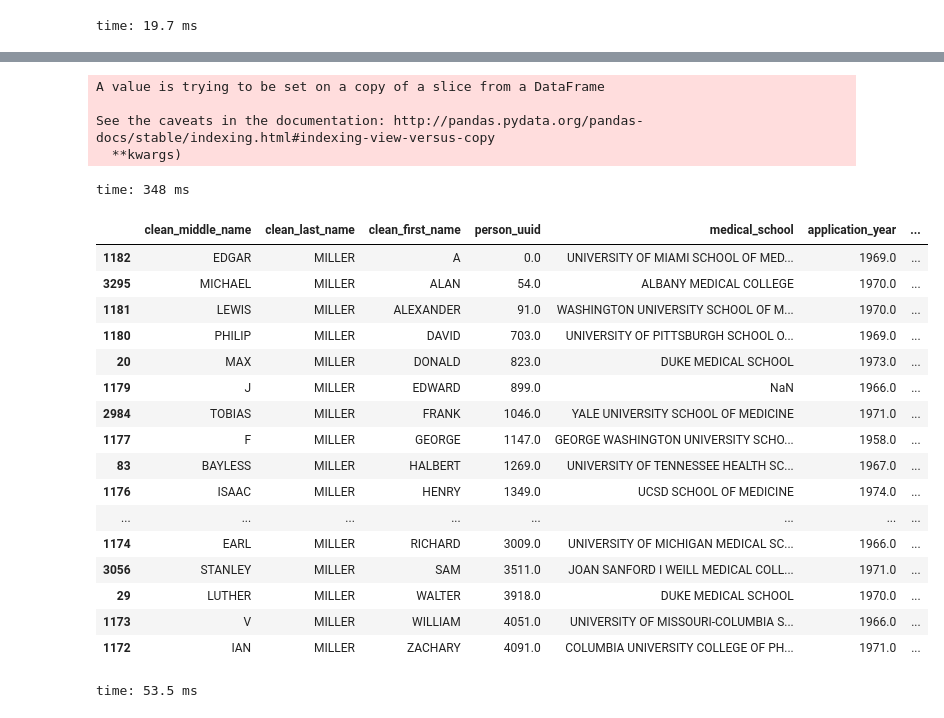
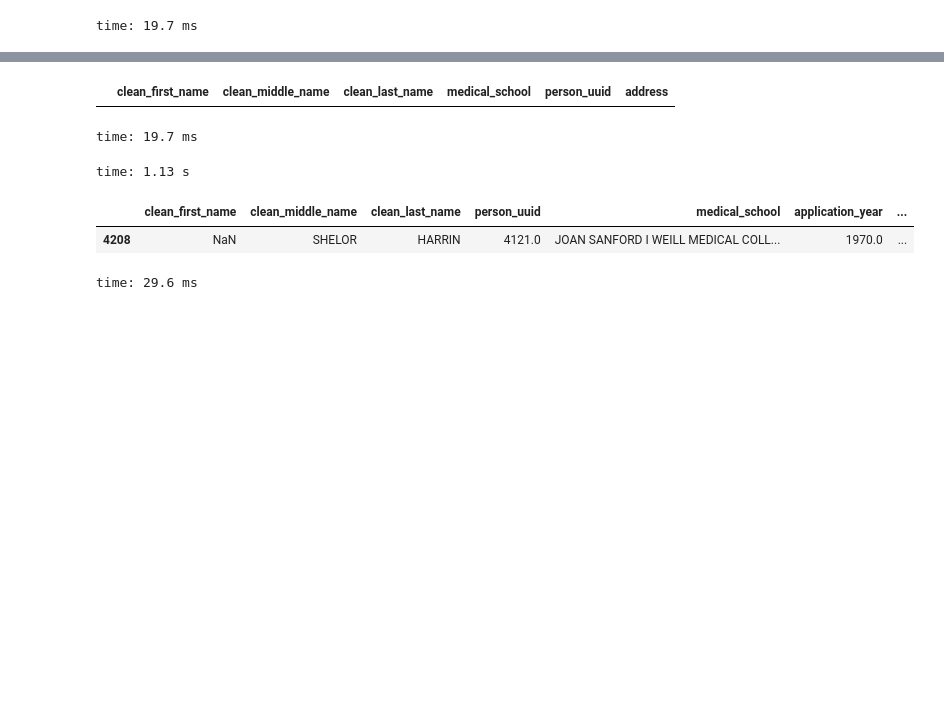
Before and after one commit to Lrraymond13/yellow_beret, a Jupyter notebook: Clean and Merge NIH Associates and Applicants.ipynb, the cells around one changed output, grey strips where cells are left out. Drawn from its saved outputs; the diff is of its cells as text; code cells hidden in the pictures; blank space fills up the shorter version.

Commit message:
added file creation version for AMA sample match

```diff
--- a/Clean and Merge NIH Associates and Applicants.ipynb
+++ b/Clean and Merge NIH Associates and Applicants.ipynb
@@ -384,9 +435,11 @@ time: 19.1 ms
 # %%
-# remove females from data set
+# mark femalse
+NIH['is_female'] = 0
 female_mask = (NIH.clean_first_name.isin(FEMALE_FIRST_NAMES))
 NIH.loc[female_mask, 'is_female'] = 1
 
 
+apps5['is_female'] = 0
 female_mask = (apps5.clean_first_name.isin(FEMALE_FIRST_NAMES))
 apps5.loc[female_mask, 'is_female'] = 1
 # %% [output]
@@ -858,0 +978,8 @@ time: 17.3 ms
+# %%
+# fix some
+match9_4.loc[(
+        match9_4.clean_first_name=='WILLIAM') & (match9_4.clean_middle_name=='WILLIAM') &
+             (match9_4.clean_last_name=='SULLIVAN'), 'clean_middle_name'] = np.nan
+
+match9_4.loc[match9_4.clean_middle_name=='JEFFERY', 'clean_middle_name'] = 'JEFFREY'
+match9_4.loc[match9_4.clean_last_name=='GLASSROBTH', 'clean_last_name'] = 'GLASSROTH'
@@ -858,0 +1040,13 @@ time: 17.3 ms
+# %%
+# delete people missing first and middle names
+print match9_4.shape
+match9A = match9_4.loc[~((pd.isnull(match9_4.clean_first_name) & pd.isnull(match9_4.clean_middle_name))), :]
+match9A2 = match9A.loc[~(
+        (match9A.medical_school=='UNIVERSITY OF MINNESOTA MEDICAL SCHOOL DULUTH') & (
+            match9A.clean_last_name=='PERPICH')), :]
+match9A3 = match9A2.loc[~((pd.isnull(match9A2.clean_first_name) & (match9A2.clean_last_name=='MCCHURE'))), :]
+match9A4 = match9A3.loc[~(
+        (match9A3.clean_first_name==match9A3.clean_middle_name) & (match9A3.clean_last_name=='BROWER')), :]
+match9B = match9A4.loc[~pd.isnull(match9A4.application_year_min), :]
+print match9A.shape
+print match9B.shape
@@ -859,48 +1121,42 @@ time: 17.3 ms
+# %%
+dups_mask = match9C.duplicated(PERSON_ID, keep=False)
+match9C.loc[dups_mask, NAME_COLS+['medical_school', PERSON_ID, 'address']]
+# %% [output]
+|  | clean_first_name | clean_middle_name | clean_last_name | medical_school | person_uuid | address |
+time: 19.7 ms
 # %%
-match9A.rename(columns={'res_dates': 'residency_dates', 'intern_dates': 'internship_dates',
+match9C.rename(columns={'res_dates': 'residency_dates', 'intern_dates': 'internship_dates',
                       'clean_college_trans': 'clean_college'}, inplace=True)
 
 IMPORTANT_COLS = [NIH_ID, PERSON_ID, 'application_year_min', 'application_year_max', 'eod_year',
                   'clean_first_name', 'clean_middle_name',
-                 'clean_last_name', 'control_flag', 'time_period_flag', 'year_accepted', 'rejected', 'rejection_date', 'clean_college', 'medical_school',
+                 'clean_last_name', 'control_flag', 'time_period_flag', 'year_accepted',
+                  'rejected', 'rejection_date', 'clean_college', 'medical_school',
                 'residency_dates', 'internship_dates', 'is_female', 'is_foreign', 'number_applications']
 
-other_cols = sorted([i for i in match9A.columns if i not in IMPORTANT_COLS])
+other_cols = sorted([i for i in match9C.columns if i not in IMPORTANT_COLS])
 
 # order columns so important ones are
-match10 = match9A[IMPORTANT_COLS+other_cols].sort_values(['clean_last_name', 'clean_first_name', 'application_year_max']).drop(
+match10 = match9C[IMPORTANT_COLS+other_cols].sort_values(['clean_last_name', 'clean_first_name', 'application_year_max']).drop(
     ['clean_first_name_y', 'clean_middle_name_y', 'clean_last_name_y'], axis=1)
 
 match11 = match10.dropna(subset=[PERSON_ID], axis=0).sort_values(['clean_last_name', 'clean_first_name'])
 
+mask = (pd.isnull(match11.eod_year) & ~pd.isnull(match11.dno))
+
+match11['is_female'] = 0
+
+match11.loc[match11.clean_first_name.isin(FEMALE_FIRST_NAMES), 'is_female'] = 1
+
+match11.loc[mask, 'eod_year'] = match11[mask].dno.apply(lambda x: NIH.loc[NIH.dno==x, 'eod_year'].values[0])
 # wide_apps5.to_pickle(os.path.join(APP_DATA_DIR, 'all_apps_plus_NIH_info.p'))
 match11.to_csv(os.path.join(APP_DATA_DIR, 'fuzzy_all_apps_plus_NIH_info.csv'), index=False)
 # %% [output]
-A value is trying to be set on a copy of a slice from a DataFrame
-
-See the caveats in the documentation: http://pandas.pydata.org/pandas-docs/stable/indexing.html#indexing-view-versus-copy
-  **kwargs)
+time: 1.13 s
-time: 348 ms
 # %%
-ln = 'RING'
-match11.loc[match11.clean_last_name=='MILLER', NAME_COLS+[PERSON_ID, 'medical_school', 'application_year', 'dno', 'residency','residency_hospital',
+match9A.loc[match9A.clean_last_name.isin(['HARRIN']), NAME_COLS+[PERSON_ID, 'medical_school', 'application_year', 'dno', 'residency','residency_hospital',
                                                             'internship_hospital', 'residency_dates']]
 # %% [output]
-|  | clean_middle_name | clean_last_name | clean_first_name | person_uuid | medical_school | application_year | ... |
-| 1182 | EDGAR | MILLER | A | 0.0 | UNIVERSITY OF MIAMI SCHOOL OF MED... | 1969.0 | ... |
-| 3295 | MICHAEL | MILLER | ALAN | 54.0 | ALBANY MEDICAL COLLEGE | 1970.0 | ... |
-| 1181 | LEWIS | MILLER | ALEXANDER | 91.0 | WASHINGTON UNIVERSITY SCHOOL OF M... | 1970.0 | ... |
-| 1180 | PHILIP | MILLER | DAVID | 703.0 | UNIVERSITY OF PITTSBURGH SCHOOL O... | 1969.0 | ... |
-| 20 | MAX | MILLER | DONALD | 823.0 | DUKE MEDICAL SCHOOL | 1973.0 | ... |
-| 1179 | J | MILLER | EDWARD | 899.0 | NaN | 1966.0 | ... |
-| 2984 | TOBIAS | MILLER | FRANK | 1046.0 | YALE UNIVERSITY SCHOOL OF MEDICINE | 1971.0 | ... |
-| 1177 | F | MILLER | GEORGE | 1147.0 | GEORGE WASHINGTON UNIVERSITY SCHO... | 1958.0 | ... |
-| 83 | BAYLESS | MILLER | HALBERT | 1269.0 | UNIVERSITY OF TENNESSEE HEALTH SC... | 1967.0 | ... |
-| 1176 | ISAAC | MILLER | HENRY | 1349.0 | UCSD SCHOOL OF MEDICINE | 1974.0 | ... |
-| ... | ... | ... | ... | ... | ... | ... | ... |
-| 1174 | EARL | MILLER | RICHARD | 3009.0 | UNIVERSITY OF MICHIGAN MEDICAL SC... | 1966.0 | ... |
-| 3056 | STANLEY | MILLER | SAM | 3511.0 | JOAN SANFORD I WEILL MEDICAL COLL... | 1971.0 | ... |
-| 29 | LUTHER | MILLER | WALTER | 3918.0 | DUKE MEDICAL SCHOOL | 1970.0 | ... |
-| 1173 | V | MILLER | WILLIAM | 4051.0 | UNIVERSITY OF MISSOURI-COLUMBIA S... | 1966.0 | ... |
-| 1172 | IAN | MILLER | ZACHARY | 4091.0 | COLUMBIA UNIVERSITY COLLEGE OF PH... | 1971.0 | ... |
+|  | clean_first_name | clean_middle_name | clean_last_name | person_uuid | medical_school | application_year | ... |
+| 4208 | NaN | SHELOR | HARRIN | 4121.0 | JOAN SANFORD I WEILL MEDICAL COLL... | 1970.0 | ... |
-time: 53.5 ms
+time: 29.6 ms
```
Also changed, not shown: parts of 121 cells of this notebook, 10 other files.
